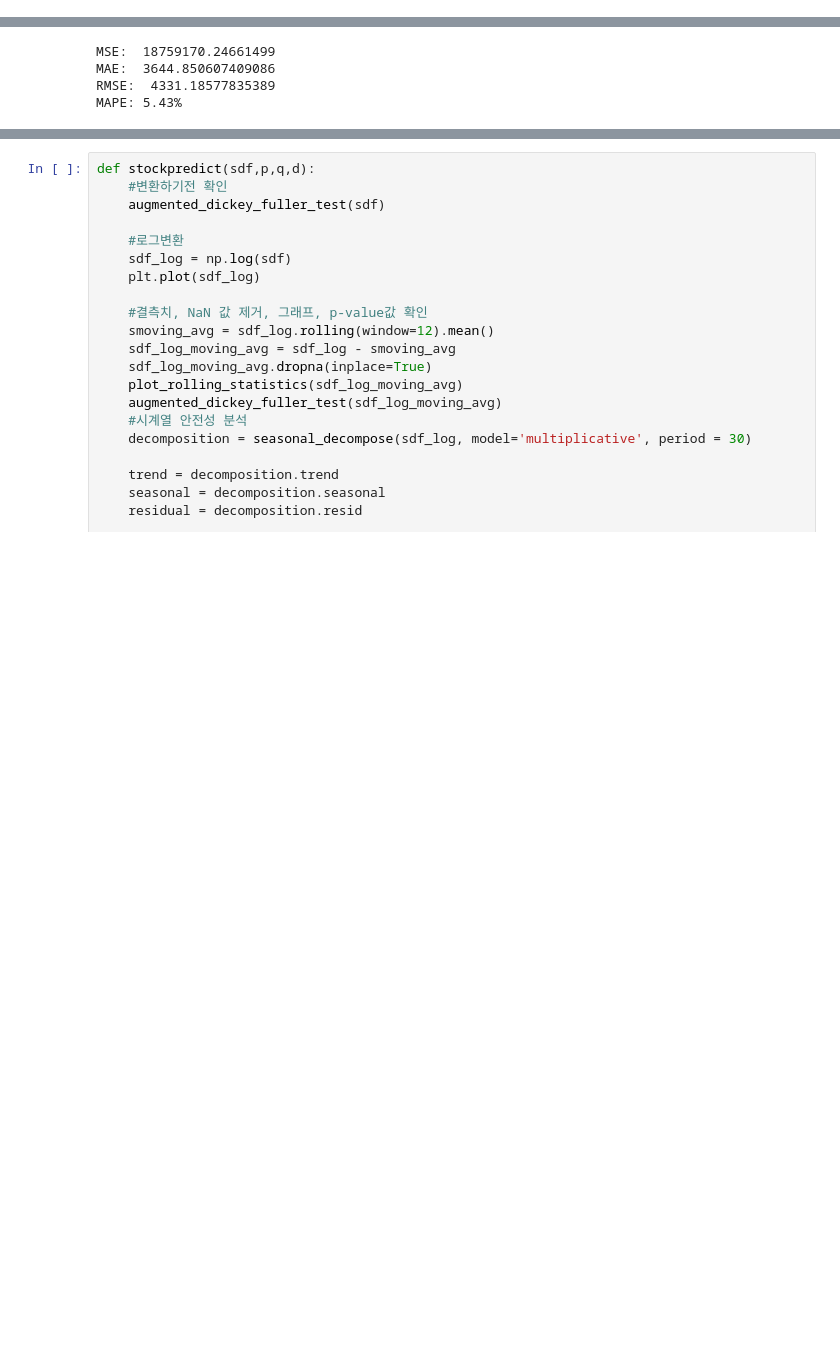
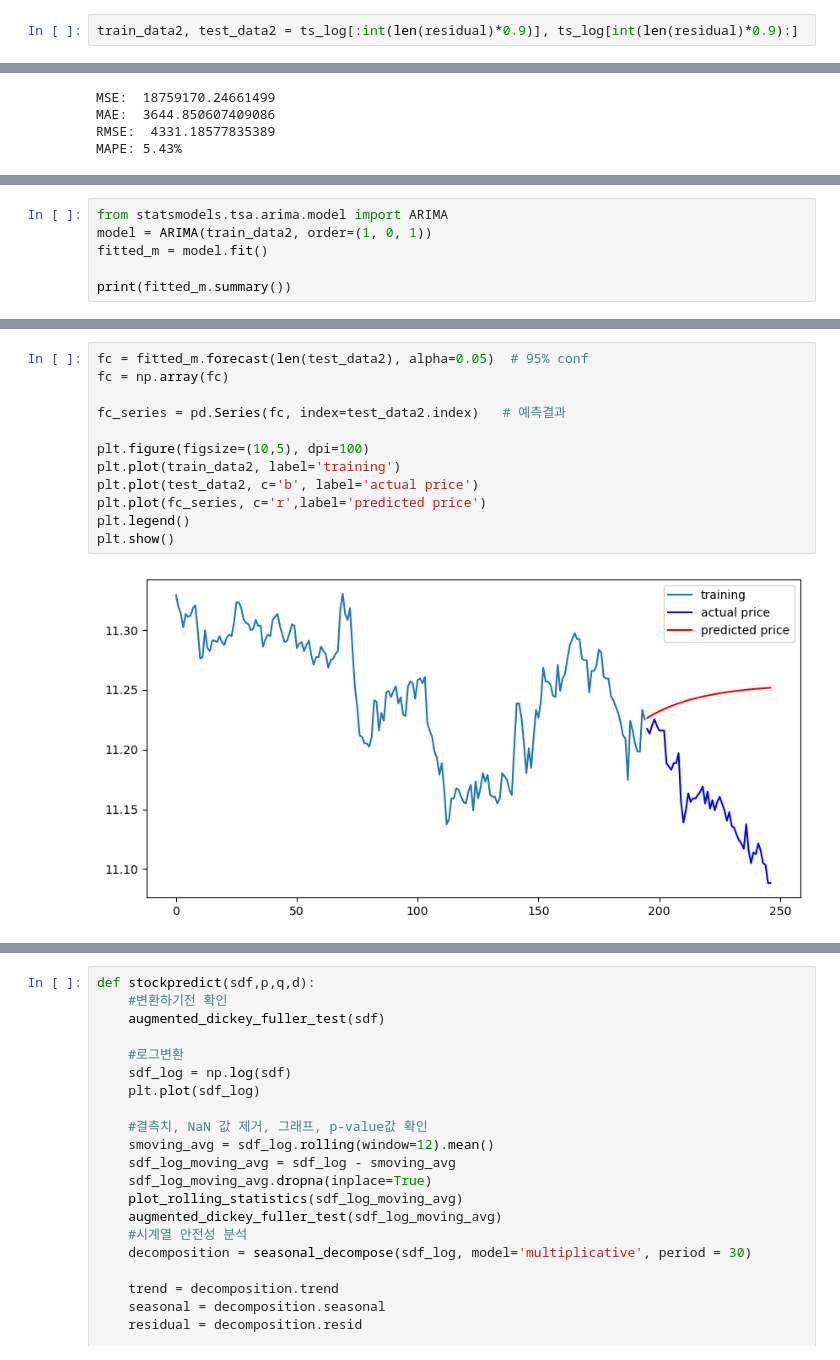
Before and after one commit to whyonce/testgit, a Jupyter notebook: Third_report.ipynb, the cells around one changed output, grey strips where cells are left out. Cells and saved outputs as stored; diff of their text form; blank space fills up the shorter version.

```diff
--- a/Third_report.ipynb
+++ b/Third_report.ipynb
@@ -294,3 +302,5 @@ plt.legend()
+# %%
+train_data2, test_data2 = ts_log[:int(len(residual)*0.9)], ts_log[int(len(residual)*0.9):]
 # %% [markdown]
 # 5. 적정 ARIMA 모수 찾기
 # %%
@@ -398,0 +421,6 @@ MAPE: 5.43%
+# %%
+from statsmodels.tsa.arima.model import ARIMA
+model = ARIMA(train_data2, order=(1, 0, 1))
+fitted_m = model.fit()
+
+print(fitted_m.summary())
@@ -398,0 +445,14 @@ MAPE: 5.43%
+# %%
+fc = fitted_m.forecast(len(test_data2), alpha=0.05)  # 95% conf
+fc = np.array(fc)
+
+fc_series = pd.Series(fc, index=test_data2.index)   # 예측결과
+
+plt.figure(figsize=(10,5), dpi=100)
+plt.plot(train_data2, label='training')
+plt.plot(test_data2, c='b', label='actual price')
+plt.plot(fc_series, c='r',label='predicted price')
+plt.legend()
+plt.show()
+# %% [output]
+[figure, added]
```
Also changed, not shown: parts of 11 cells of this notebook.
